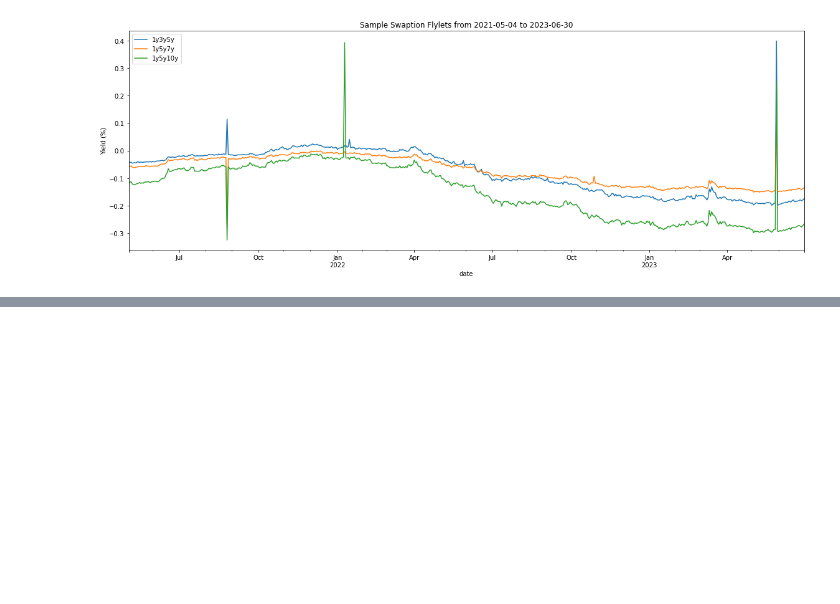
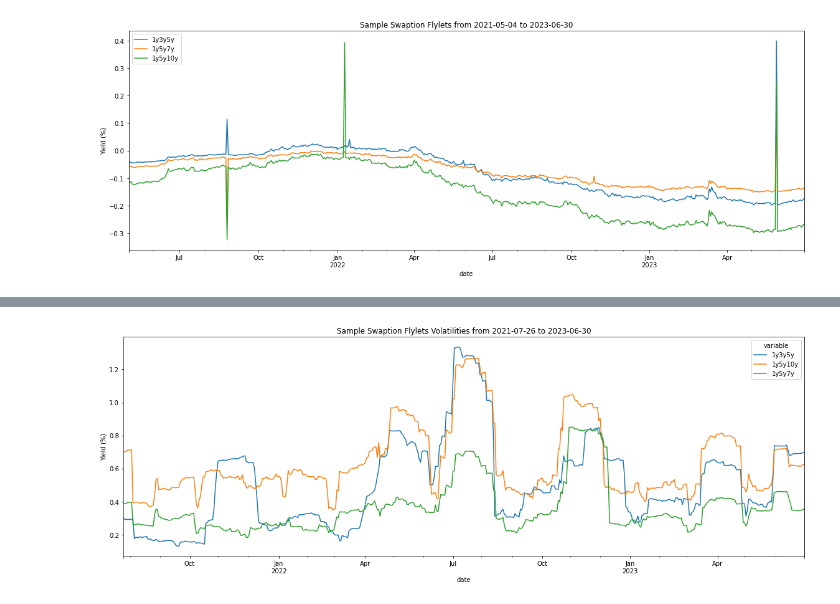
Before and after one commit to diegodalvarez/PCAFlylet, a Jupyter notebook: model.ipynb, the cells around one changed output, grey strips where cells are left out. Cells and saved outputs as stored; diff of their text form; code cells hidden in the pictures; blank space fills up the shorter version.

```diff
--- a/model.ipynb
+++ b/model.ipynb
@@ -761,0 +807,17 @@ plt.show()
+# %%
+df_vols = ((df_clean - df_clean.shift(1)).dropna().rolling(
+    window = 30).
+    std().
+    dropna() * 100)
+# %%
+df_vols.plot(
+    ylabel = "Yield (%)",
+    figsize = (16, 6),
+    title = "Sample Swaption Flylets Volatilities from {} to {}".format(
+        df_vols.index.min().date(),
+        df_vols.index.max().date()))
+
+plt.tight_layout()
+plt.show()
+# %% [output]
+[figure, added]
```
Also changed, not shown: parts of 5 cells of this notebook.
